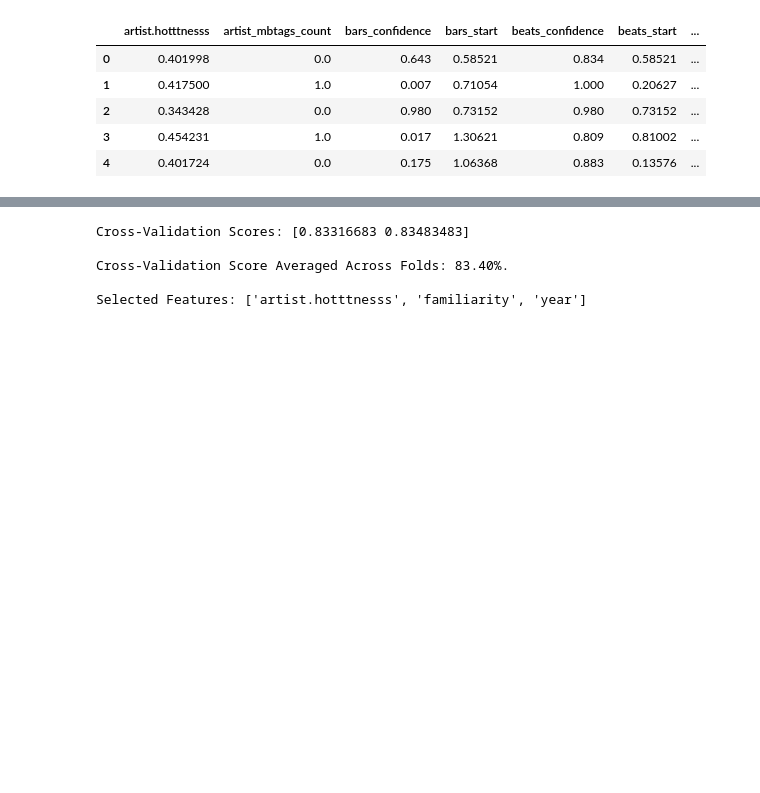
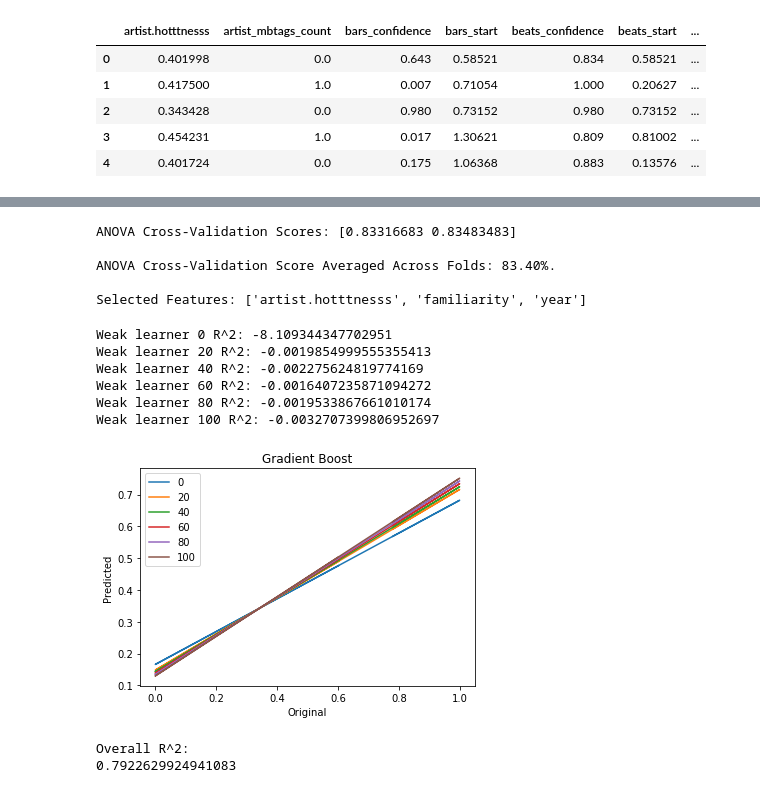
Before and after one commit to mercury821/Thinkful.Capstone3, a Jupyter notebook: DSB_Unit3Lesson7Project1.ipynb, the cells around one changed output, grey strips where cells are left out. Cells and saved outputs as stored; diff of their text form; code cells hidden in the pictures; blank space fills up the shorter version.

```diff
--- a/DSB_Unit3Lesson7Project1.ipynb
+++ b/DSB_Unit3Lesson7Project1.ipynb
@@ -156,0 +258,11 @@ import timeit
+# %%
+from sklearn import ensemble
+from sklearn.model_selection import cross_val_score
+
+rfc = ensemble.RandomForestClassifier()
+X = df.drop('song_hotttnesss', 1)
+Y = df['song_hotttnesss']
+X = pd.get_dummies(X)
+X = X.dropna(axis=1)
+
+cross_val_score(rfc, X, Y, cv=10)
@@ -315,15 +470,70 @@ for feature in features:
     selected_features.append(feature_names[feature])
 
 #Printing Outcomes.
-print('Cross-Validation Scores: {}\n'.format(scores))
-print('Cross-Validation Score Averaged Across Folds: {:.2%}.\n'.format(scores.mean()))
+print('ANOVA Cross-Validation Scores: {}\n'.format(scores))
+print('ANOVA Cross-Validation Score Averaged Across Folds: {:.2%}.\n'.format(scores.mean()))
 print('Selected Features: {}\n'.format(selected_features))
 # %% [output]
-Cross-Validation Scores: [0.83316683 0.83483483]
+ANOVA Cross-Validation Scores: [0.83316683 0.83483483]
 
-Cross-Validation Score Averaged Across Folds: 83.40%.
+ANOVA Cross-Validation Score Averaged Across Folds: 83.40%.
 
 Selected Features: ['artist.hotttnesss', 'familiarity', 'year']
+# %%
+# Define outcome and predictors.
+y = df['song.hotttnesss']
+X = df.loc[:, ~df.columns.isin(['song.hotttnesss'])]
+
+# Make the categorical variable 'country' into dummies.
+#X = pd.concat([X, pd.get_dummies(df['cntry'])], axis=1)
+
+# Store values from loops.
+preds = pd.DataFrame()
+labels = []
+
+uniquex = df['song.hotttnesss'].unique()
+
+# Iterate through decision trees, each time using the residuals
+# from the previous tree as the inputs.
+for m in range(0, 101):
+
+    # Initialize and fit the tree. Set the max depth to 2.
+    decision_tree = tree.DecisionTreeRegressor(max_depth=2)
+    decision_tree.fit(X,y)
+
+    # Get and store predicted values.
+    pred = decision_tree.predict(X)
+    preds['pred{}'.format(m)] = pred
+
+    # Residuals.
+    y = y - pred
+
+    # Output every 20 iterations.
+    if m % 20 == 0:
+        print('Weak learner {} R^2: {}'.format(m, decision_tree.score(X, y)))
+        labels = labels + [m]
+        bestpred = preds.sum(axis=1)
+        plt.plot(uniquex, np.poly1d(np.polyfit(df['song.hotttnesss'], bestpred, 1))(uniquex))
+
+plt.legend(labels)
+plt.xlabel('Original')
+plt.ylabel('Predicted')
+plt.title('Gradient Boost')
+plt.show()
+predicted = preds.sum(axis=1)
+
+print('Overall R^2:')
+print(np.corrcoef(df['song.hotttnesss'], predicted)[0, 1])
+# %% [output]
+Weak learner 0 R^2: -8.109344347702951
+Weak learner 20 R^2: -0.0019854999555355413
+Weak learner 40 R^2: -0.002275624819774169
+Weak learner 60 R^2: -0.0016407235871094272
+Weak learner 80 R^2: -0.0019533867661010174
+Weak learner 100 R^2: -0.0032707399806952697
+[figure, added]
+Overall R^2:
+0.7922629924941083
 # %%
 # We'll make 500 iterations, use 2-deep trees, and set our loss function.
 params = {'n_estimators': 500,
```
Also changed, not shown: parts of 49 cells of this notebook.
